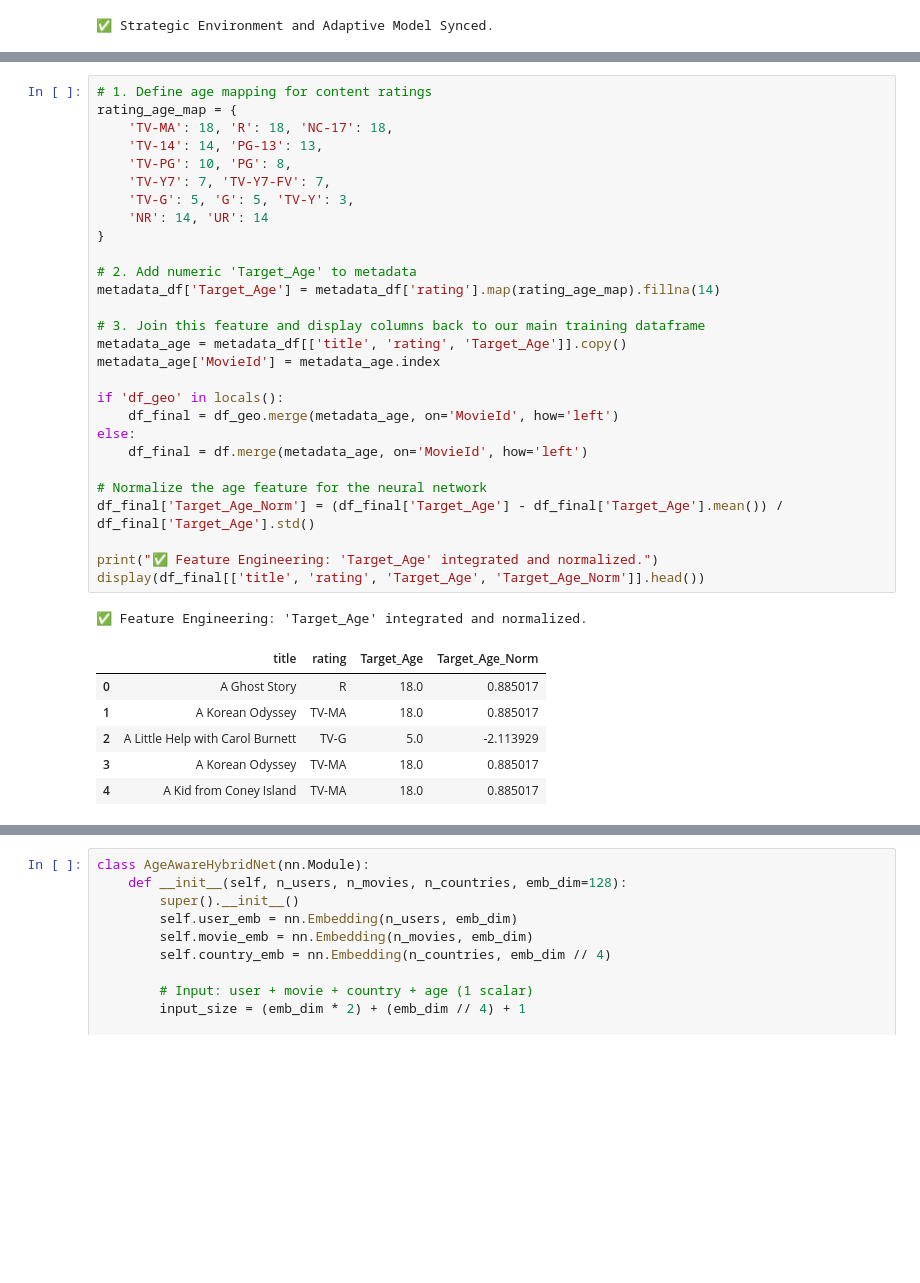
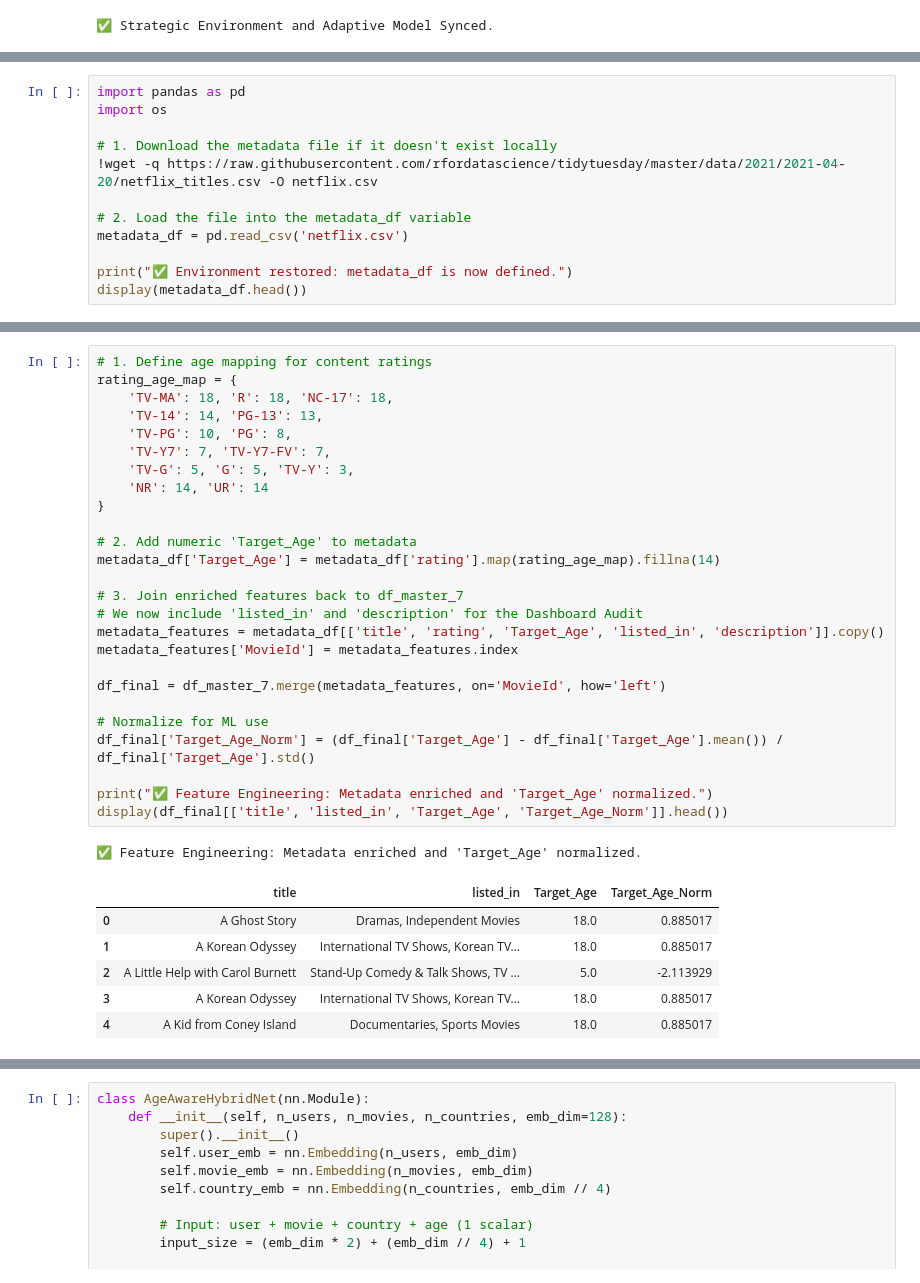
Before and after one commit to hhy37/-ExcelVBA, a Jupyter notebook: 8/17/26_4 NetFlix_CS_Rating_using_Cuda_PyTorch_Namba_Ray_and _ohters_Final.ipynb, the cells around one changed output, grey strips where cells are left out. Saved outputs shown, nothing was run; the diff lists cells and outputs as text; blank space fills up the shorter version.

```diff
--- a/8/17/26_4 NetFlix_CS_Rating_using_Cuda_PyTorch_Namba_Ray_and _ohters_Final.ipynb
+++ b/8/17/26_4 NetFlix_CS_Rating_using_Cuda_PyTorch_Namba_Ray_and _ohters_Final.ipynb
@@ -562,0 +861,12 @@ display(metadata_df[['title', 'rating', 'description']].head())
+# %%
+import pandas as pd
+import os
+
+# 1. Download the metadata file if it doesn't exist locally
+!wget -q https://raw.githubusercontent.com/rfordatascience/tidytuesday/master/data/2021/2021-04-20/netflix_titles.csv -O netflix.csv
+
+# 2. Load the file into the metadata_df variable
+metadata_df = pd.read_csv('netflix.csv')
+
+print("✅ Environment restored: metadata_df is now defined.")
+display(metadata_df.head())
@@ -563,36 +881,34 @@ display(metadata_df[['title', 'rating', 'description']].head())
 # %%
 # 1. Define age mapping for content ratings
 rating_age_map = {
     'TV-MA': 18, 'R': 18, 'NC-17': 18,
     'TV-14': 14, 'PG-13': 13,
     'TV-PG': 10, 'PG': 8,
     'TV-Y7': 7, 'TV-Y7-FV': 7,
     'TV-G': 5, 'G': 5, 'TV-Y': 3,
     'NR': 14, 'UR': 14
 }
 
 # 2. Add numeric 'Target_Age' to metadata
 metadata_df['Target_Age'] = metadata_df['rating'].map(rating_age_map).fillna(14)
 
-# 3. Join this feature and display columns back to our main training dataframe
-metadata_age = metadata_df[['title', 'rating', 'Target_Age']].copy()
-metadata_age['MovieId'] = metadata_age.index
+# 3. Join enriched features back to df_master_7
+# We now include 'listed_in' and 'description' for the Dashboard Audit
+metadata_features = metadata_df[['title', 'rating', 'Target_Age', 'listed_in', 'description']].copy()
+metadata_features['MovieId'] = metadata_features.index
 
-if 'df_geo' in locals():
-    df_final = df_geo.merge(metadata_age, on='MovieId', how='left')
-else:
-    df_final = df.merge(metadata_age, on='MovieId', how='left')
+df_final = df_master_7.merge(metadata_features, on='MovieId', how='left')
 
-# Normalize the age feature for the neural network
+# Normalize for ML use
 df_final['Target_Age_Norm'] = (df_final['Target_Age'] - df_final['Target_Age'].mean()) / df_final['Target_Age'].std()
 
-print("✅ Feature Engineering: 'Target_Age' integrated and normalized.")
-display(df_final[['title', 'rating', 'Target_Age', 'Target_Age_Norm']].head())
+print("✅ Feature Engineering: Metadata enriched and 'Target_Age' normalized.")
+display(df_final[['title', 'listed_in', 'Target_Age', 'Target_Age_Norm']].head())
 # %% [output]
-✅ Feature Engineering: 'Target_Age' integrated and normalized.
+✅ Feature Engineering: Metadata enriched and 'Target_Age' normalized.
-|  | title | rating | Target_Age | Target_Age_Norm |
-| 0 | A Ghost Story | R | 18.0 | 0.885017 |
-| 1 | A Korean Odyssey | TV-MA | 18.0 | 0.885017 |
-| 2 | A Little Help with Carol Burnett | TV-G | 5.0 | -2.113929 |
-| 3 | A Korean Odyssey | TV-MA | 18.0 | 0.885017 |
-| 4 | A Kid from Coney Island | TV-MA | 18.0 | 0.885017 |
+|  | title | listed_in | Target_Age | Target_Age_Norm |
+| 0 | A Ghost Story | Dramas, Independent Movies | 18.0 | 0.885017 |
+| 1 | A Korean Odyssey | International TV Shows, Korean TV... | 18.0 | 0.885017 |
+| 2 | A Little Help with Carol Burnett | Stand-Up Comedy & Talk Shows, TV ... | 5.0 | -2.113929 |
+| 3 | A Korean Odyssey | International TV Shows, Korean TV... | 18.0 | 0.885017 |
+| 4 | A Kid from Coney Island | Documentaries, Sports Movies | 18.0 | 0.885017 |
```
Also changed, not shown: parts of 106 cells of this notebook.
